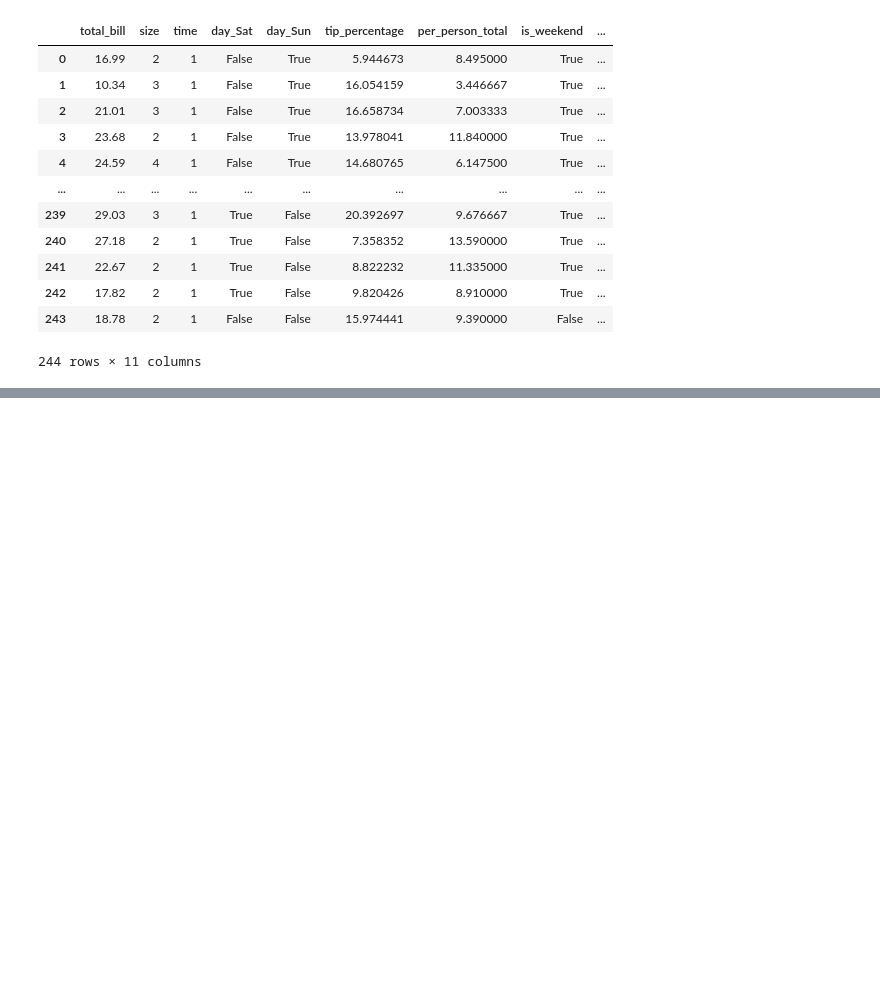
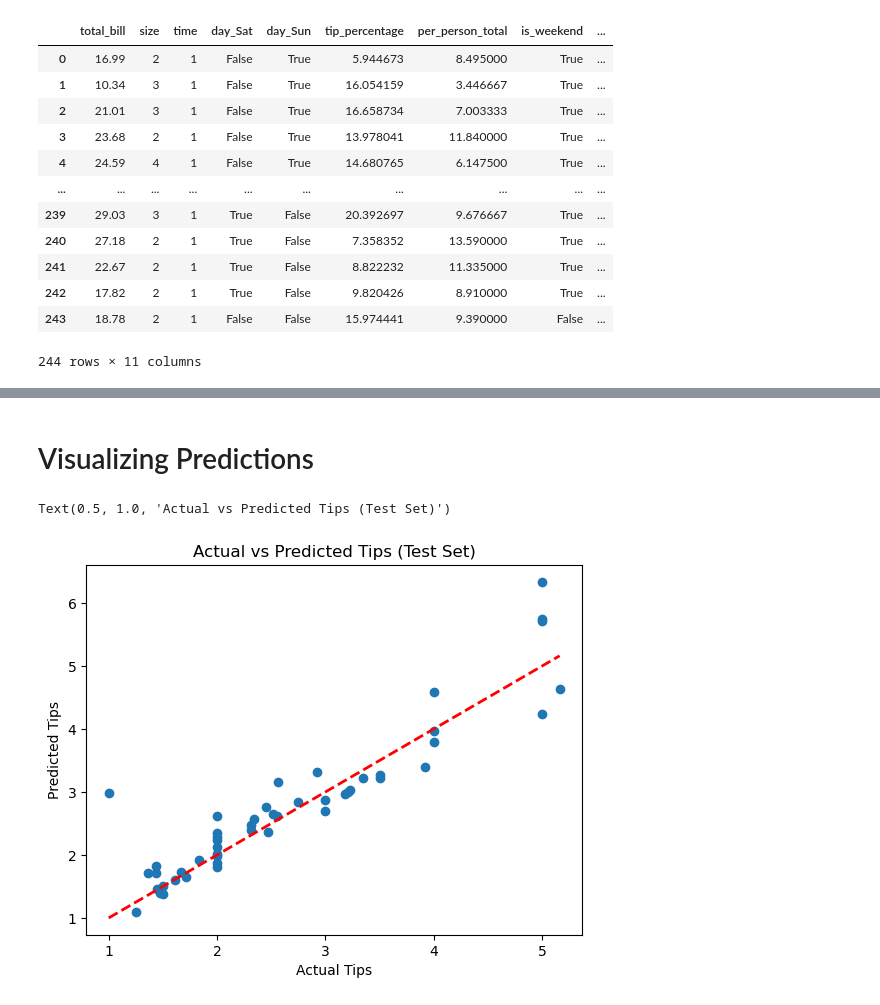
Before and after one commit to AliMHD1377/predicting-tips, a Jupyter notebook: predicting_tips.ipynb, the cells around one changed output, grey strips where cells are left out. Cells and saved outputs as stored; diff of their text form; code cells hidden in the pictures; blank space fills up the shorter version.

Commit message:
Until the end of Implementing Multiple Linear Regression

```diff
--- a/predicting_tips.ipynb
+++ b/predicting_tips.ipynb
@@ -241,0 +244,12 @@ X_selected
+# %%
+from sklearn.model_selection import train_test_split
+
+# مطمئن میشیم همه چی عدده
+X = X_selected.astype(np.float64)
+y = tips_df['tip'].astype(np.float64)
+
+# Split the data into training and testing sets
+X_train, X_test, y_train, y_test = train_test_split(X, y, test_size=0.2, random_state=42)
+
+print("Training set shape:", X_train.shape)
+print("Testing set shape:", X_test.shape)
@@ -241,0 +265,8 @@ X_selected
+# %%
+from sklearn.linear_model import LinearRegression
+
+# Initialize the model
+lr_model = LinearRegression()
+
+# Fit the model
+lr_model.fit(X_train, y_train)
@@ -241,0 +300,17 @@ X_selected
+# %% [markdown]
+# Visualizing Predictions
+# %%
+# مدل روی داده تست پیش‌بینی می‌کند
+y_test_pred = lr_model.predict(X_test)
+
+# نمودار پراکندگی واقعی در مقابل پیش‌بینی
+plt.scatter(y_test, y_test_pred)
+
+# The 45-degree line or the line y = x
+plt.plot([y_test.min(), y_test.max()], [y_test.min(), y_test.max()], 'r--', lw=2)
+plt.xlabel("Actual Tips")
+plt.ylabel("Predicted Tips")
+plt.title("Actual vs Predicted Tips (Test Set)")
+# %% [output]
+Text(0.5, 1.0, 'Actual vs Predicted Tips (Test Set)')
+[figure, added]
```
Also changed, not shown: parts of 14 cells of this notebook, 2 other files.
